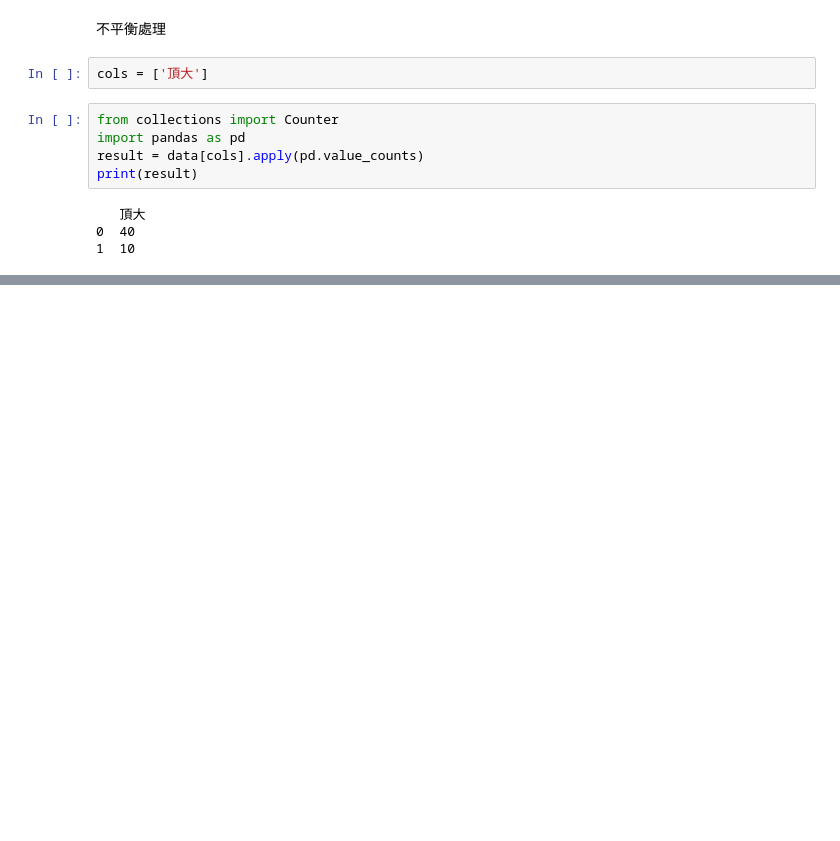
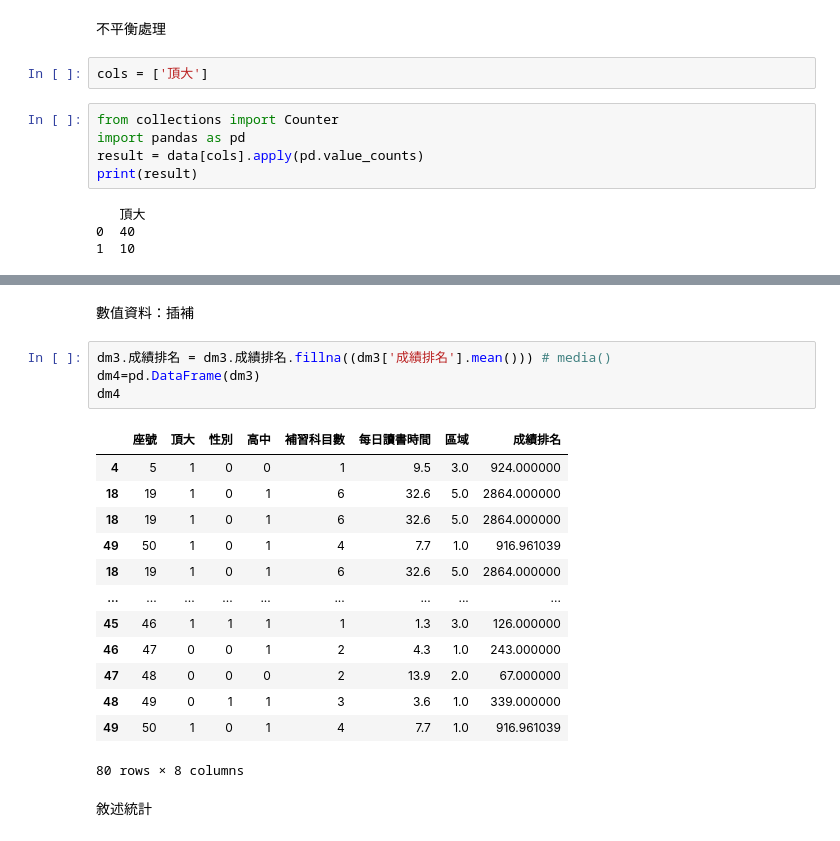
Before and after one commit to Doltrang/lyumin80224.github.io, a Jupyter notebook: test1022.ipynb, the cells around one changed output, grey strips where cells are left out. Saved outputs shown, nothing was run; the diff lists cells and outputs as text; blank space fills up the shorter version.

```diff
--- a/test1022.ipynb
+++ b/test1022.ipynb
@@ -57,0 +220,22 @@ print(result)
+# %% [markdown]
+數值資料：插補
+# %%
+dm3.成績排名 = dm3.成績排名.fillna((dm3['成績排名'].mean())) # media()
+dm4=pd.DataFrame(dm3)
+dm4
+# %% [output]
+|  | 座號 | 頂大 | 性別 | 高中 | 補習科目數 | 每日讀書時間 | 區域 | 成績排名 |
+| 4 | 5 | 1 | 0 | 0 | 1 | 9.5 | 3.0 | 924.000000 |
+| 18 | 19 | 1 | 0 | 1 | 6 | 32.6 | 5.0 | 2864.000000 |
+| 18 | 19 | 1 | 0 | 1 | 6 | 32.6 | 5.0 | 2864.000000 |
+| 49 | 50 | 1 | 0 | 1 | 4 | 7.7 | 1.0 | 916.961039 |
+| 18 | 19 | 1 | 0 | 1 | 6 | 32.6 | 5.0 | 2864.000000 |
+| ... | ... | ... | ... | ... | ... | ... | ... | ... |
+| 45 | 46 | 1 | 1 | 1 | 1 | 1.3 | 3.0 | 126.000000 |
+| 46 | 47 | 0 | 0 | 1 | 2 | 4.3 | 1.0 | 243.000000 |
+| 47 | 48 | 0 | 0 | 0 | 2 | 13.9 | 2.0 | 67.000000 |
+| 48 | 49 | 0 | 1 | 1 | 3 | 3.6 | 1.0 | 339.000000 |
+| 49 | 50 | 1 | 0 | 1 | 4 | 7.7 | 1.0 | 916.961039 |
+80 rows × 8 columns
+# %% [markdown]
+敘述統計
```
Also changed, not shown: parts of 22 cells of this notebook.
